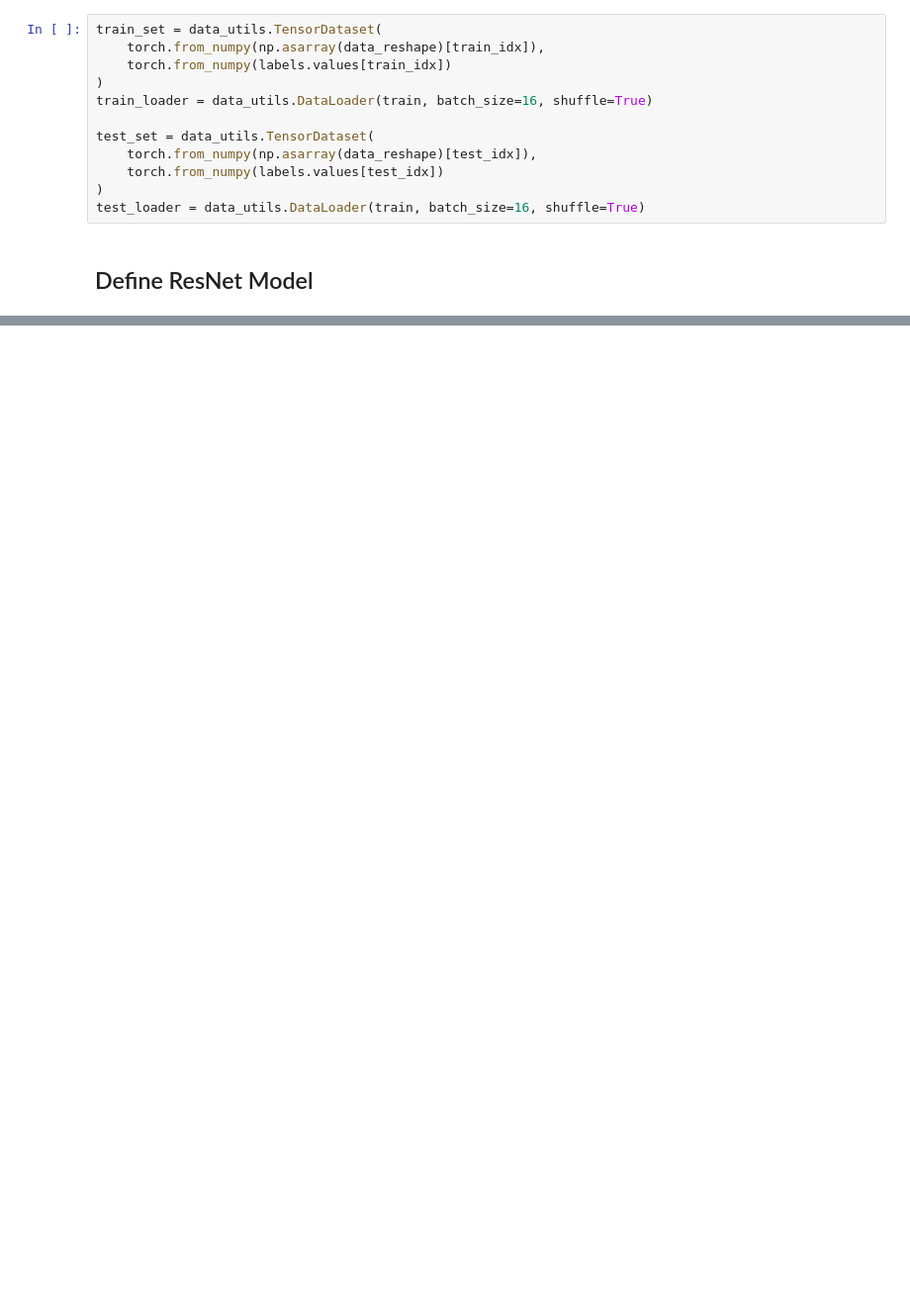
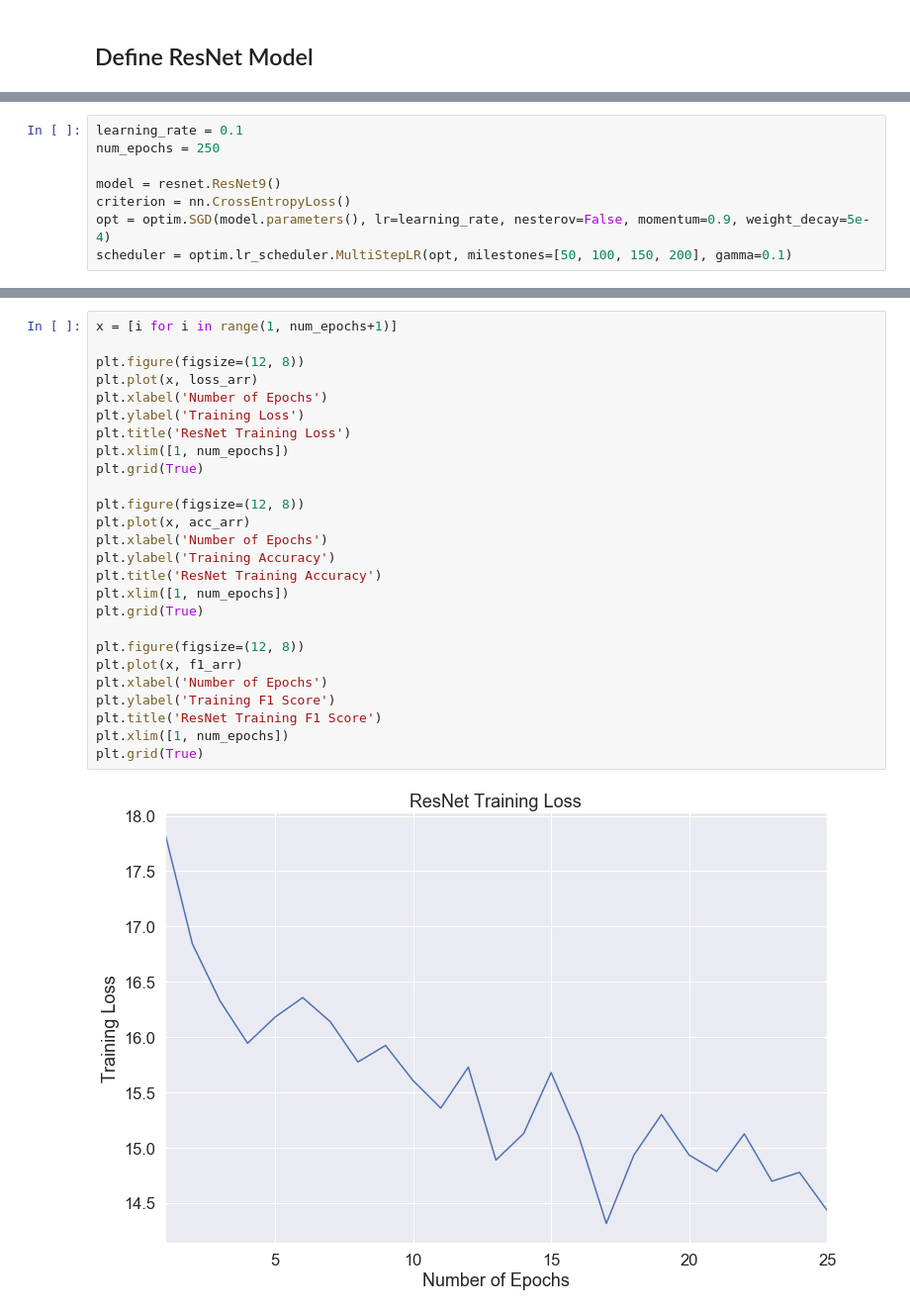
Before and after one commit to acnagle/CLA-Project, a Jupyter notebook: Code/Mendota Data with Shuffling ResNet.ipynb, the cells around one changed output, grey strips where cells are left out. Shown at 99% size. Drawn from its saved outputs; the diff is of its cells as text; blank space fills up the shorter version.

Commit message:
ResNet prepared for training

```diff
--- a/Code/Mendota Data with Shuffling ResNet.ipynb
+++ b/Code/Mendota Data with Shuffling ResNet.ipynb
@@ -137,14 +210,2 @@ test_idx = idx[num_train:]
-# %%
-train_set = data_utils.TensorDataset(
-    torch.from_numpy(np.asarray(data_reshape)[train_idx]),
-    torch.from_numpy(labels.values[train_idx])
-)
-train_loader = data_utils.DataLoader(train, batch_size=16, shuffle=True)
-
-test_set = data_utils.TensorDataset(
-    torch.from_numpy(np.asarray(data_reshape)[test_idx]),
-    torch.from_numpy(labels.values[test_idx])
-)
-test_loader = data_utils.DataLoader(train, batch_size=16, shuffle=True)
 # %% [markdown]
 ## Define ResNet Model
@@ -152,0 +212,8 @@ model = resnet.ResNet18()
+# %%
+learning_rate = 0.1
+num_epochs = 250
+
+model = resnet.ResNet9()
+criterion = nn.CrossEntropyLoss()
+opt = optim.SGD(model.parameters(), lr=learning_rate, nesterov=False, momentum=0.9, weight_decay=5e-4)
+scheduler = optim.lr_scheduler.MultiStepLR(opt, milestones=[50, 100, 150, 200], gamma=0.1)
@@ -152,0 +282,28 @@ model = resnet.ResNet18()
+# %%
+x = [i for i in range(1, num_epochs+1)]
+
+plt.figure(figsize=(12, 8))
+plt.plot(x, loss_arr)
+plt.xlabel('Number of Epochs')
+plt.ylabel('Training Loss')
+plt.title('ResNet Training Loss')
+plt.xlim([1, num_epochs])
+plt.grid(True)
+
+plt.figure(figsize=(12, 8))
+plt.plot(x, acc_arr)
+plt.xlabel('Number of Epochs')
+plt.ylabel('Training Accuracy')
+plt.title('ResNet Training Accuracy')
+plt.xlim([1, num_epochs])
+plt.grid(True)
+
+plt.figure(figsize=(12, 8))
+plt.plot(x, f1_arr)
+plt.xlabel('Number of Epochs')
+plt.ylabel('Training F1 Score')
+plt.title('ResNet Training F1 Score')
+plt.xlim([1, num_epochs])
+plt.grid(True)
+# %% [output]
+[figure, added]
```
Also changed, not shown: parts of 10 cells of this notebook, 1 other file.
